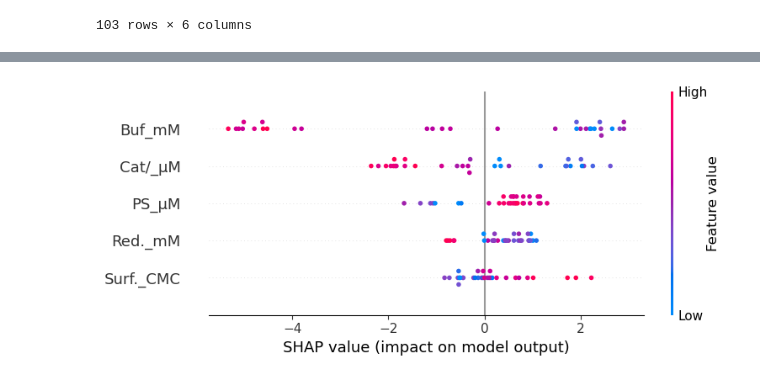
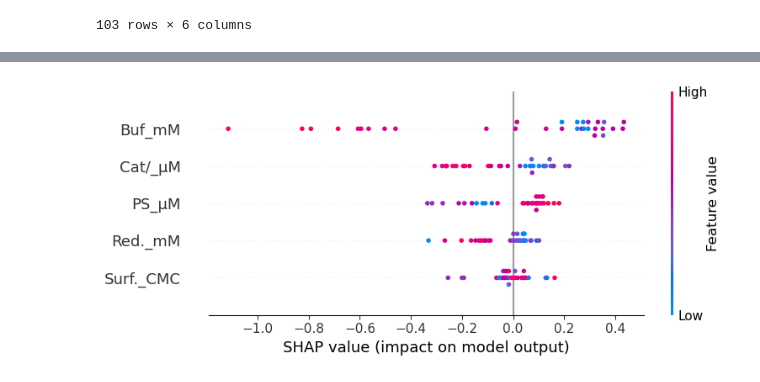
Before and after one commit to Marion-Short/Photocatalytic-Micelles, a Jupyter notebook: Photocatalytic Micelles.ipynb, the cells around one changed output, grey strips where cells are left out. Saved outputs shown, nothing was run; the diff lists cells and outputs as text; code cells hidden in the pictures.

```diff
--- a/Photocatalytic Micelles.ipynb
+++ b/Photocatalytic Micelles.ipynb
@@ -76,0 +93,12 @@ df0
+# %%
+# remove data point for TOF = 0 so that the log can be taken
+mask = df0['TOFCO / min−1_Mean'] == 0
+df1 = df0[~mask].copy()
+
+df1['ln(TOF)'] = np.log(df1['TOFCO / min−1_Mean'])
+
+# Create scatter plot to show effect of log on target variable
+plt.scatter(df1['TOFCO / min−1_Mean'].tolist(), df1['ln(TOF)'].tolist())
+plt.xlabel('TOF')
+plt.ylabel('ln(TOF)')
+plt.show()
@@ -95,7 +129,8 @@ sns.pairplot(data=df0)
 # %%
 # create X and y
-X = df0.drop('TOFCO / min−1_Mean', axis=1).astype(float)
-y = df0['TOFCO / min−1_Mean'].astype(float)
+X = df1.drop(['TOFCO / min−1_Mean', 'ln(TOF)'], axis=1).astype(float)
+y = df1['ln(TOF)'].astype(float)
 
 # train and test split
-X_train, X_test, y_train, y_test = train_test_split(X, y, test_size=31, random_state=33)
+X_train, X_test, y_train, y_test = train_test_split(X, y, test_size=0.3, random_state=33)
+print(f'train size: {len(y_train)}, test size: {len(y_test)}')
@@ -102,9 +190,12 @@ X_train, X_test, y_train, y_test = train_test_split(X, y, test_size=31, random_s
 # %%
 # gridsearch for hyperparameter tuning
+sgb = GradientBoostingRegressor()
+
 hyperparams = {'n_estimators': [100, 200, 500, 1000, 2000],
-              'max_features': [1.0, 'sqrt', 'log2']}
+              'max_features': [1.0, 'sqrt', 'log2'],
+              'subsample': [0.1, 0.9, 0.7]}
 
-gridsearch = GridSearchCV(rfr, hyperparams)
+gridsearch = GridSearchCV(sgb, hyperparams)
 
 gridsearch.fit(X_train, y_train)
 # %% [output]
@@ -114,7 +210,7 @@ GridSearchCV(estimator=RandomForestRegressor(),
 # %%
 # take best estimator
-model = gridsearch.best_estimator_
-train_score = model.score(X_train, y_train)
-test_score = model.score(X_test, y_test)
-print(f'Train score: {train_score:.2f}\nTest score: {test_score:.2f}')
+best_sgb = gridsearch.best_estimator_
+sgb_train_score = best_sgb.score(X_train, y_train)
+sgb_test_score = best_sgb.score(X_test, y_test)
+print(f'Train score: {sgb_train_score:.2f}\nTest score: {sgb_test_score:.2f}')
 # %% [output]
@@ -128,14 +228,14 @@ joblib.dump(model, 'randomforestregressor_model_1.pkl')
 # %%
 # shap analysis to extract feature importance
 # create TreeExplainer
-explainer = shap.TreeExplainer(model)
+explainer = shap.TreeExplainer(best_sgb)
 
 # calculate shap values
 shap_values = explainer.shap_values(X_test)
 
 shap.summary_plot(shap_values, X_test)
 # %% [output]
-[figure, old version]
+[figure, new version]
 # %%
 shap.dependence_plot("Buf_mM", shap_values, X_test)
 # %% [output]
```
Also changed, not shown: parts of 19 cells of this notebook.
